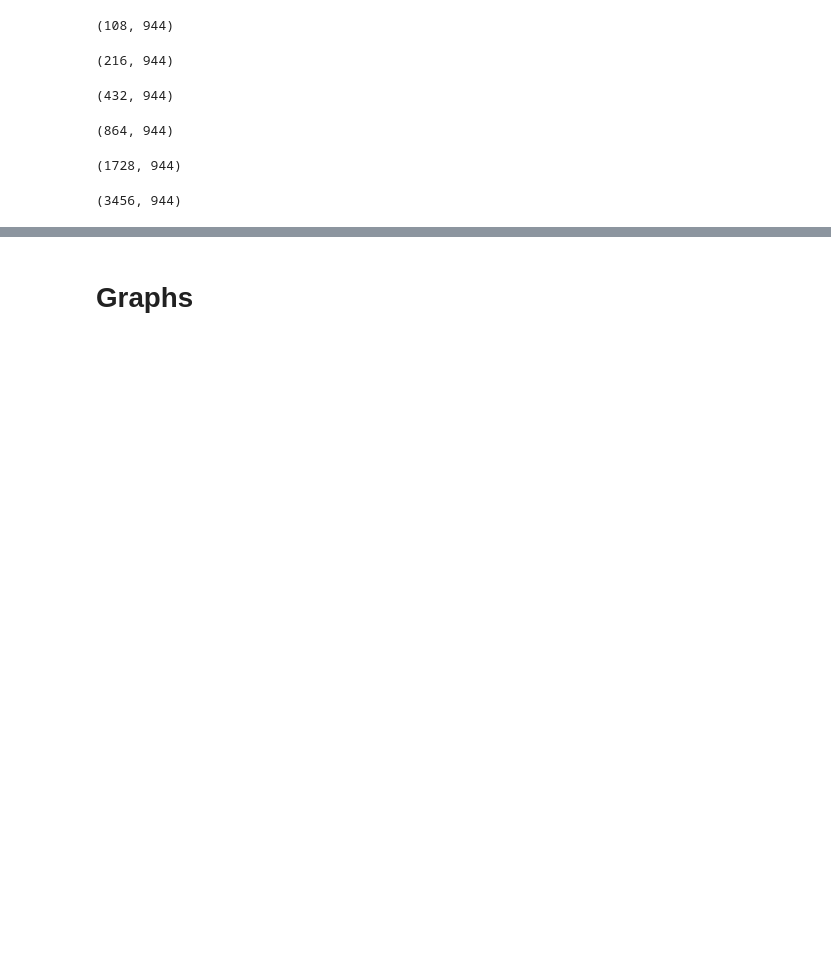
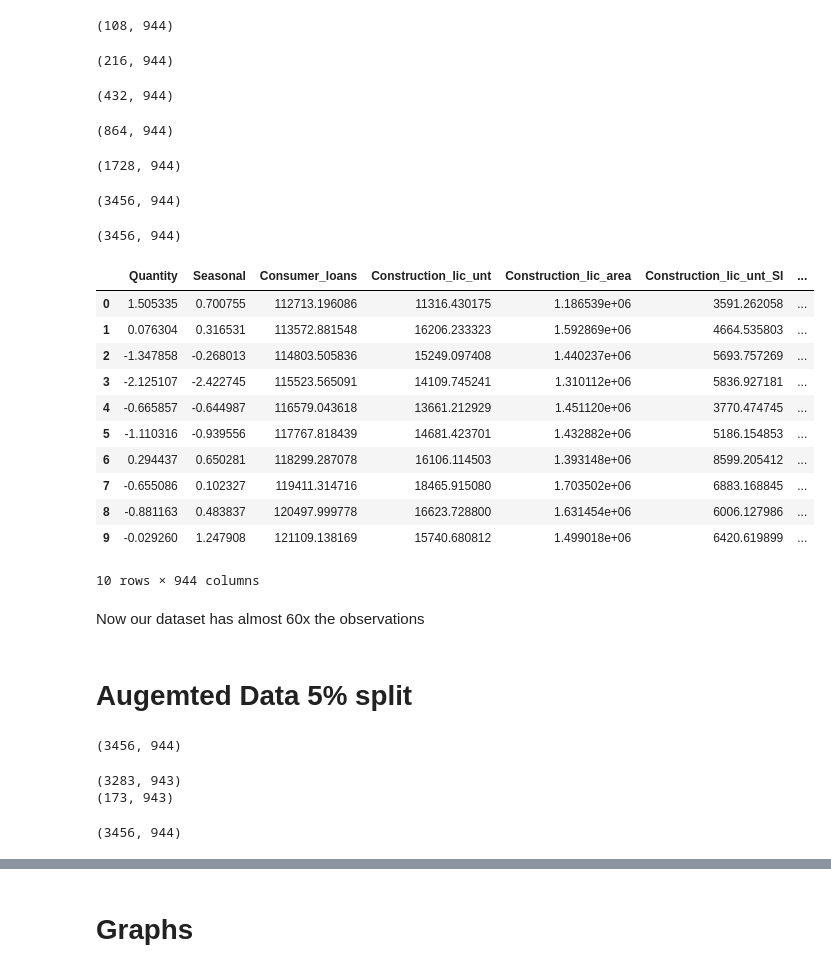
Before and after one commit to JF11579/Adelphi, a Jupyter notebook: Sprint_5_3.ipynb, the cells around one changed output, grey strips where cells are left out. Saved outputs shown, nothing was run; the diff lists cells and outputs as text; code cells hidden in the pictures; blank space fills up the shorter version.

```diff
--- a/Sprint_5_3.ipynb
+++ b/Sprint_5_3.ipynb
@@ -694,8 +694,16 @@ AUGMENTED_data.head(2)
 | 0 | 2017-01-01 | 1.503548 | 0.699923 | 112579.4297 | 11303.0 | 1185131.0 | ... |
 | 1 | 2017-02-01 | 0.076213 | 0.316156 | 113438.0949 | 16187.0 | 1590979.0 | ... |
 2 rows × 943 columns
+# %%
+
+data['covid'] = 0
+data.at[39,'covid'] = 1
+data["Quantity_adj"] = data['Quantity']
+data.at[39,'Quantity_adj'] =  -1.303515
+data.drop(columns='Quantity')
+# data['date'] = pd.to_datetime(data['date'])
 # %%
 # drop date column
 
-AUGMENTED_data = AUGMENTED_data.drop(columns='date')
+data = data.drop(columns='date')
 # %%
@@ -734,2 +724,4 @@ AUGMENTED_data.drop(columns='Quantity')
+# %%
+AUGMENTED_data = data
 # %%
 AUGMENTED_data.head(10)
@@ -808,0 +790,21 @@ concated_data.shape
+# %%
+AUGMENTED_data.shape
+# %% [output]
+(3456, 944)
+# %%
+AUGMENTED_data.head(10)
+# %% [output]
+|  | Quantity | Seasonal | Consumer_loans | Construction_lic_unt | Construction_lic_area | Construction_lic_unt_SI | ... |
+| 0 | 1.505335 | 0.700755 | 112713.196086 | 11316.430175 | 1.186539e+06 | 3591.262058 | ... |
+| 1 | 0.076304 | 0.316531 | 113572.881548 | 16206.233323 | 1.592869e+06 | 4664.535803 | ... |
+| 2 | -1.347858 | -0.268013 | 114803.505836 | 15249.097408 | 1.440237e+06 | 5693.757269 | ... |
+| 3 | -2.125107 | -2.422745 | 115523.565091 | 14109.745241 | 1.310112e+06 | 5836.927181 | ... |
+| 4 | -0.665857 | -0.644987 | 116579.043618 | 13661.212929 | 1.451120e+06 | 3770.474745 | ... |
+| 5 | -1.110316 | -0.939556 | 117767.818439 | 14681.423701 | 1.432882e+06 | 5186.154853 | ... |
+| 6 | 0.294437 | 0.650281 | 118299.287078 | 16106.114503 | 1.393148e+06 | 8599.205412 | ... |
+| 7 | -0.655086 | 0.102327 | 119411.314716 | 18465.915080 | 1.703502e+06 | 6883.168845 | ... |
+| 8 | -0.881163 | 0.483837 | 120497.999778 | 16623.728800 | 1.631454e+06 | 6006.127986 | ... |
+| 9 | -0.029260 | 1.247908 | 121109.138169 | 15740.680812 | 1.499018e+06 | 6420.619899 | ... |
+10 rows × 944 columns
+# %% [markdown]
+Now our dataset has almost 60x the observations
@@ -808,0 +815,6 @@ concated_data.shape
+# %% [markdown]
+# Augemted  Data  5% split
+# %%
+AUGMENTED_data.shape
+# %% [output]
+(3456, 944)
@@ -808,0 +824,12 @@ concated_data.shape
+# %%
+X_train, X_test, y_train, y_test = train_test_split(X, y, test_size=0.05, random_state=5)
+print(X_train.shape)
+print(X_test.shape)
+LassoReg = Lasso()
+# %% [output]
+(3283, 943)
+(173, 943)
+# %%
+AUGMENTED_data.shape
+# %% [output]
+(3456, 944)
```
Also changed, not shown: parts of 10 cells of this notebook.
